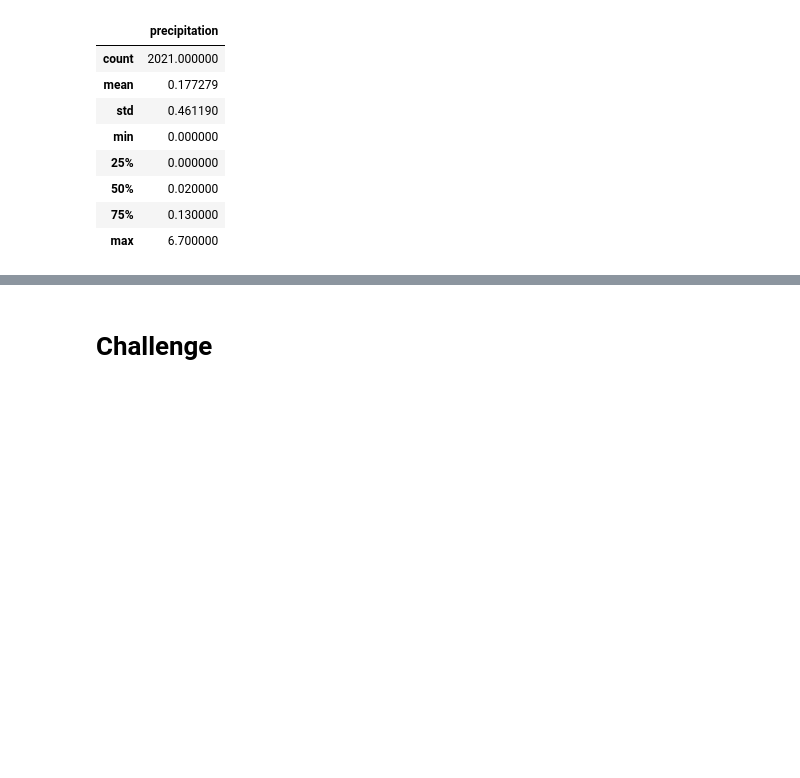
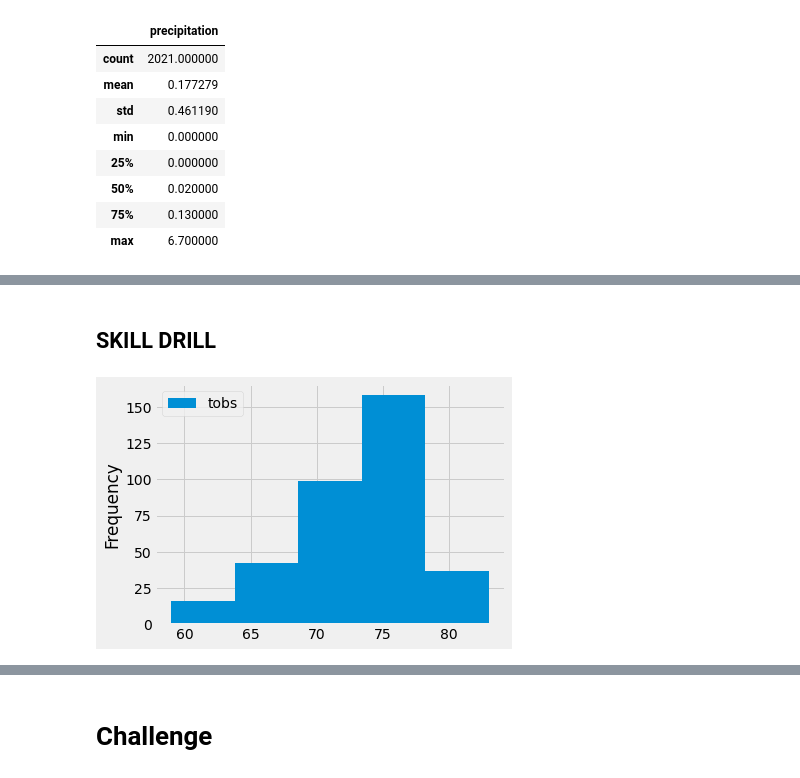
Before and after one commit to chris-bly/surfs_up, a Jupyter notebook: climate_analysis.ipynb, the cells around one changed output, grey strips where cells are left out. Drawn from its saved outputs; the diff is of its cells as text; code cells hidden in the pictures; blank space fills up the shorter version.

```diff
--- a/climate_analysis.ipynb
+++ b/climate_analysis.ipynb
@@ -102,0 +155,7 @@ df.describe()
+# %% [markdown]
+## SKILL DRILL
+# %%
+df.plot.hist(bins=5)
+plt.tight_layout()
+# %% [output]
+[figure, added]
```
Also changed, not shown: parts of 11 cells of this notebook.
